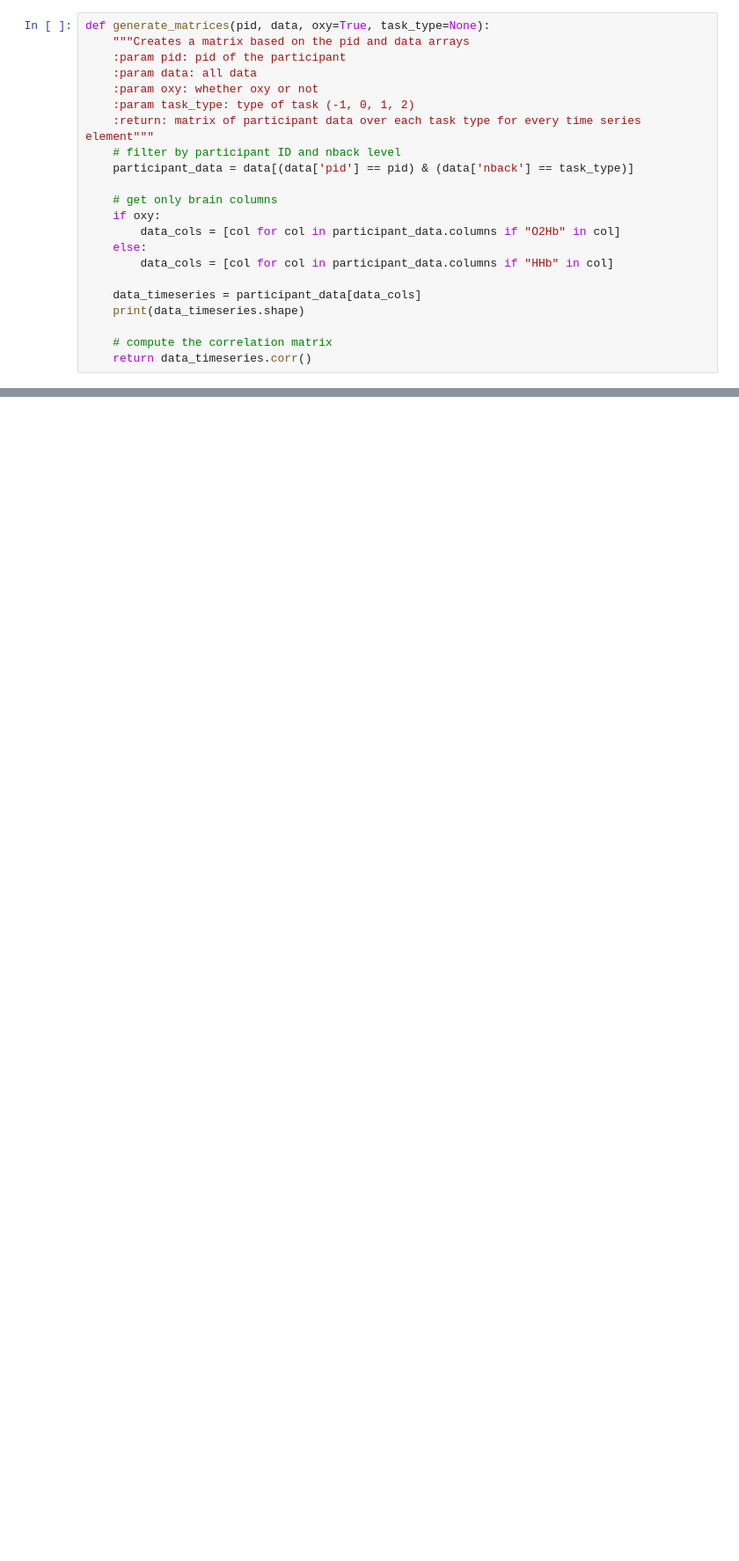
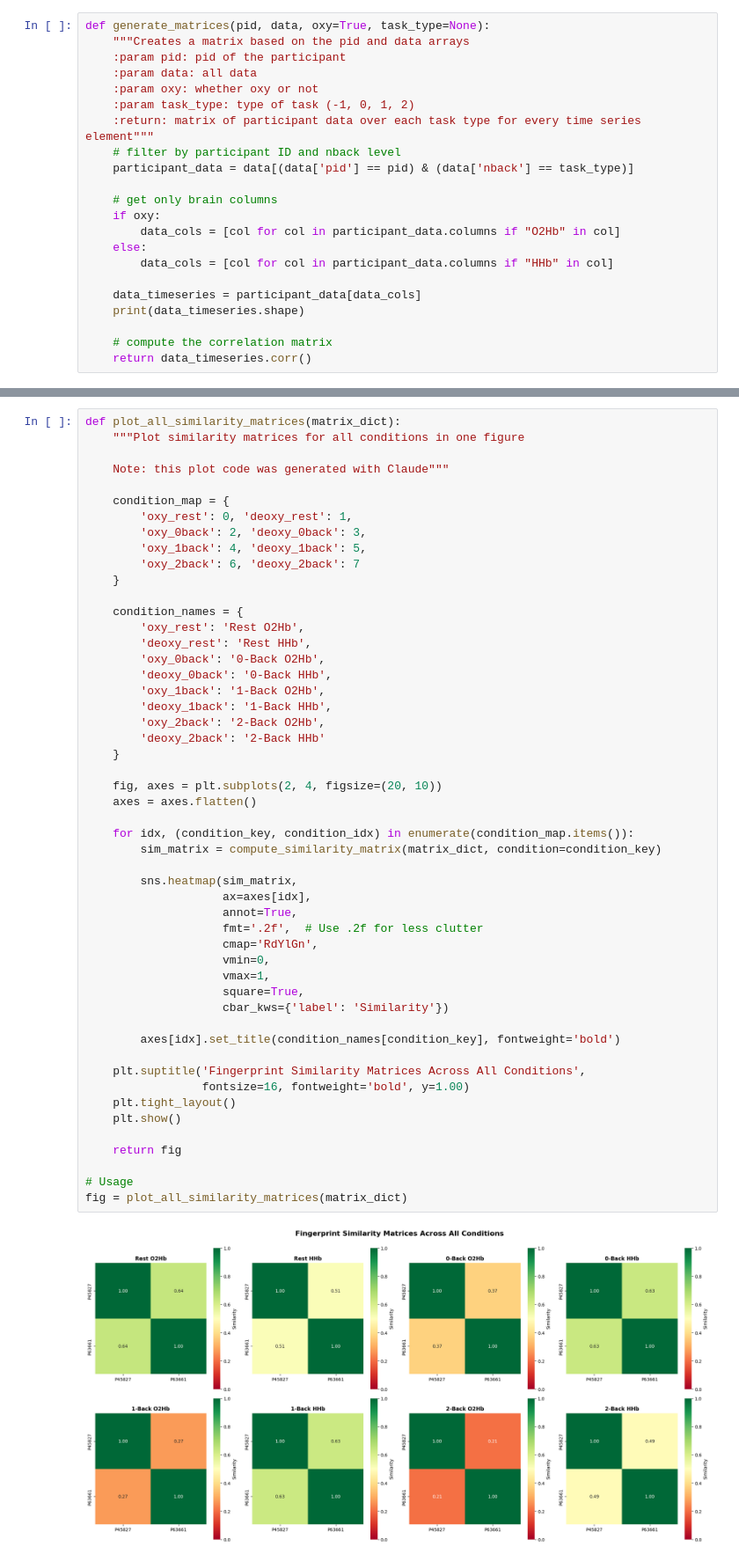
Before and after one commit to asheaffe/cs166-final-project, a Jupyter notebook: fnirs_fingerprint.ipynb, the cells around one changed output, grey strips where cells are left out. Shown: that part at 88% size. Saved outputs shown, nothing was run; the diff lists cells and outputs as text; blank space fills up the shorter version.

```diff
--- a/fnirs_fingerprint.ipynb
+++ b/fnirs_fingerprint.ipynb
@@ -195,0 +401,53 @@ correlation_matrix
+# %%
+def plot_all_similarity_matrices(matrix_dict):
+    """Plot similarity matrices for all conditions in one figure
+
+    Note: this plot code was generated with Claude"""
+
+    condition_map = {
+        'oxy_rest': 0, 'deoxy_rest': 1,
+        'oxy_0back': 2, 'deoxy_0back': 3,
+        'oxy_1back': 4, 'deoxy_1back': 5,
+        'oxy_2back': 6, 'deoxy_2back': 7
+    }
+
+    condition_names = {
+        'oxy_rest': 'Rest O2Hb',
+        'deoxy_rest': 'Rest HHb',
+        'oxy_0back': '0-Back O2Hb',
+        'deoxy_0back': '0-Back HHb',
+        'oxy_1back': '1-Back O2Hb',
+        'deoxy_1back': '1-Back HHb',
+        'oxy_2back': '2-Back O2Hb',
+        'deoxy_2back': '2-Back HHb'
+    }
+
+    fig, axes = plt.subplots(2, 4, figsize=(20, 10))
+    axes = axes.flatten()
+
+    for idx, (condition_key, condition_idx) in enumerate(condition_map.items()):
+        sim_matrix = compute_similarity_matrix(matrix_dict, condition=condition_key)
+
+        sns.heatmap(sim_matrix,
+                    ax=axes[idx],
+                    annot=True,
+                    fmt='.2f',  # Use .2f for less clutter
+                    cmap='RdYlGn',
+                    vmin=0,
+                    vmax=1,
+                    square=True,
+                    cbar_kws={'label': 'Similarity'})
+
+        axes[idx].set_title(condition_names[condition_key], fontweight='bold')
+
+    plt.suptitle('Fingerprint Similarity Matrices Across All Conditions',
+                 fontsize=16, fontweight='bold', y=1.00)
+    plt.tight_layout()
+    plt.show()
+
+    return fig
+
+# Usage
+fig = plot_all_similarity_matrices(matrix_dict)
+# %% [output]
+[figure, added]
```
Also changed, not shown: parts of 36 cells of this notebook.
